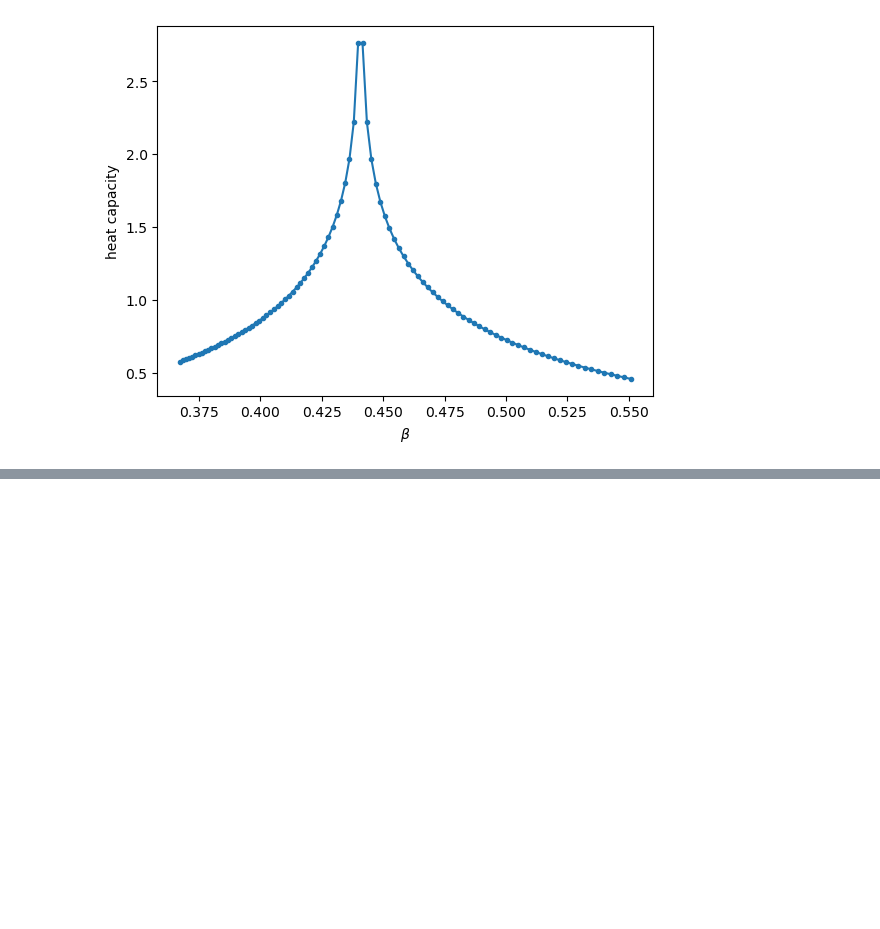
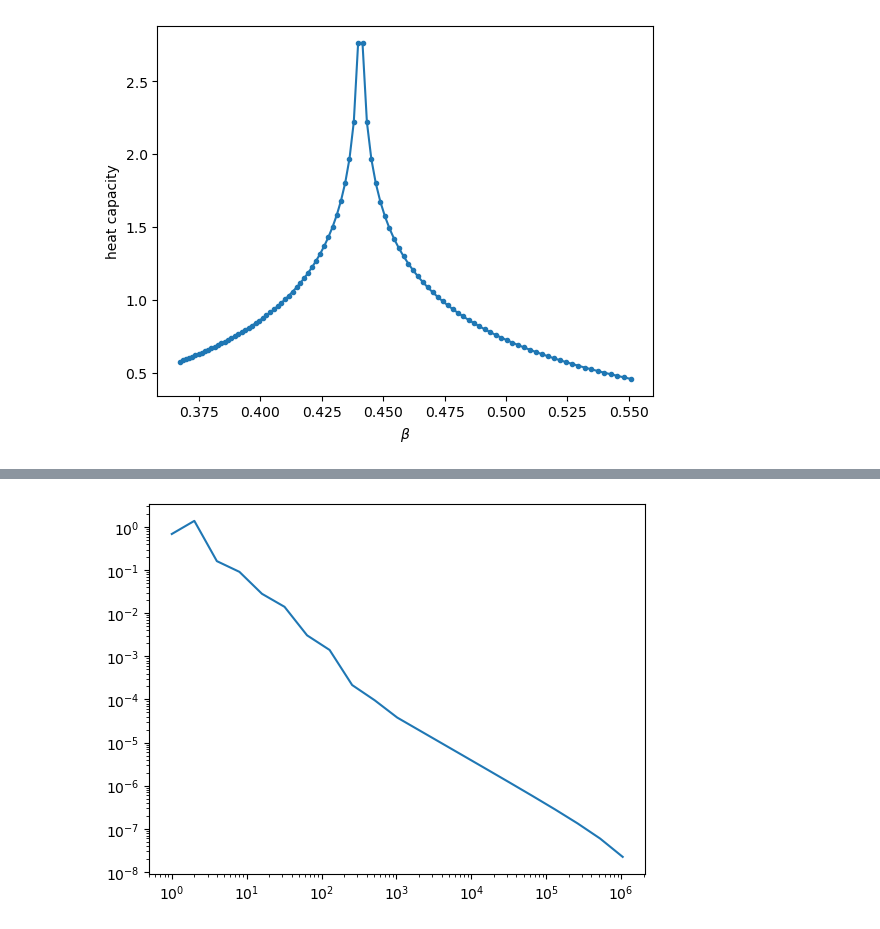
Before and after one commit to timothy-ymchan/diff-hotrg, a Jupyter notebook: hotrg_runs.ipynb, the cells around one changed output, grey strips where cells are left out. Saved outputs shown, nothing was run; the diff lists cells and outputs as text; code cells hidden in the pictures; blank space fills up the shorter version.

```diff
--- a/hotrg_runs.ipynb
+++ b/hotrg_runs.ipynb
@@ -146,2 +133,10 @@ Text(0.5, 0, '$\\beta$')
+# %%
+lnZ_RG_np = np.array([hotrg.get_lnZ(i).item() for i in range(hotrg.iter+1)])
+lnZ_th_np = hotrg.model.get_lnZ().item()
+plt.plot(np.array(hotrg.Nsizes),np.abs(lnZ_th_np-lnZ_RG_np)/np.abs(lnZ_th_np))
+plt.yscale('log')
+plt.xscale('log')
+# %% [output]
+[figure, added]
 # %%
 
```
Also changed, not shown: parts of 8 cells of this notebook, 3 other files.
